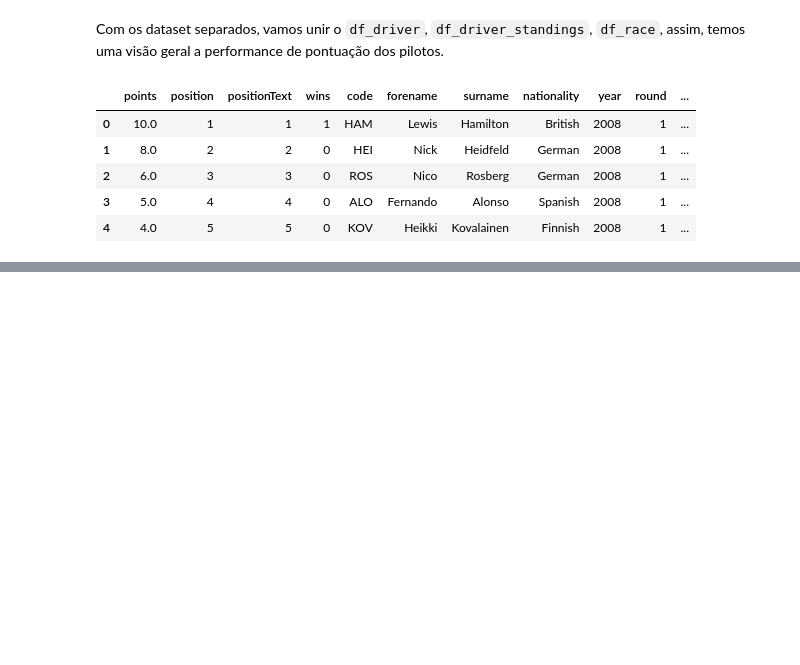
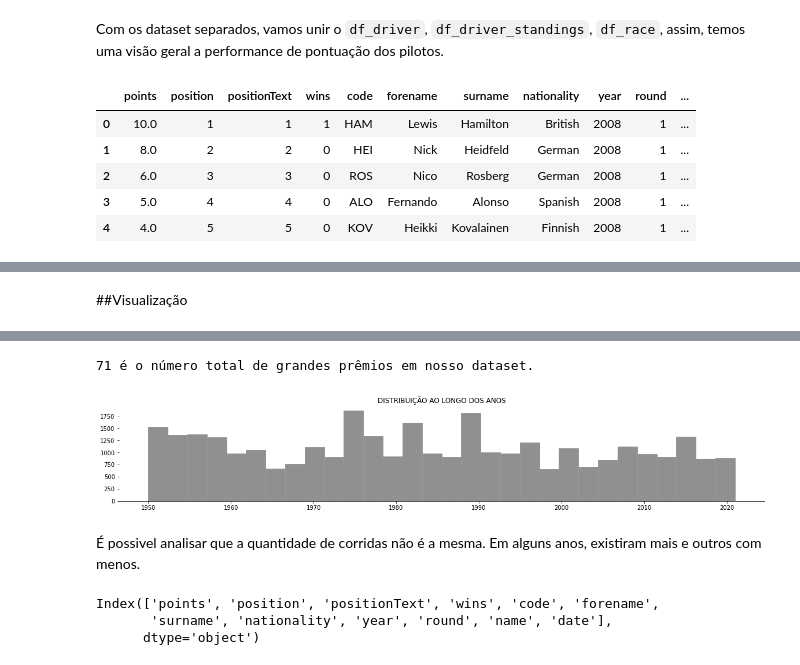
Before and after one commit to leonarddocchagas/data_science, a Jupyter notebook: Formula_1.ipynb, the cells around one changed output, grey strips where cells are left out. Cells and saved outputs as stored; diff of their text form; code cells hidden in the pictures; blank space fills up the shorter version.

```diff
--- a/Formula_1.ipynb
+++ b/Formula_1.ipynb
@@ -84,0 +131,3 @@ df_full.head()
+# %%
+# converter variável data para tipo date
+df_full['date'] = pd.to_datetime(df_full['date'])
@@ -84,0 +144,31 @@ df_full.head()
+# %% [markdown]
+##Visualização
+# %%
+# função aumentar a fonte e outros style saída das celulas
+def increase_font():
+  from IPython.display import Javascript
+  display(Javascript('''
+  for (rule of document.styleSheets[0].cssRules){
+    if (rule.selectorText=='body') {
+      rule.style.fontSize = '20px'
+      break
+    }
+  }
+  '''))
+# %%
+# total de corridas
+increase_font()
+print('{} é o número total de grandes prêmios em nosso dataset.'.format(df_full['year'].max() - df_full['year'].min()))
+print(' ')
+
+# plot histograma
+fig, ax = plt.subplots(1, 1, figsize=(20, 3))
+# gráfico
+ax.hist(df_full['year'], color='#909090', bins=30, edgecolor = "#999999")
+ax.set_title('DISTRIBUIÇÃO AO LONGO DOS ANOS')
+ax.spines['top'].set_visible(False)
+ax.spines['left'].set_visible(False)
+ax.spines['right'].set_visible(False)
+#ax.("off")
+plt.show()
+# %% [output]
@@ -84,0 +176,10 @@ df_full.head()
+71 é o número total de grandes prêmios em nosso dataset.
+[figure, added]
+# %% [markdown]
+É possivel analisar que a quantidade de corridas não é a mesma. Em alguns anos, existiram mais e outros com menos.
+# %%
+df_full.columns
+# %% [output]
+Index(['points', 'position', 'positionText', 'wins', 'code', 'forename',
+       'surname', 'nationality', 'year', 'round', 'name', 'date'],
+      dtype='object')
```
Also changed, not shown: parts of 9 cells of this notebook.
